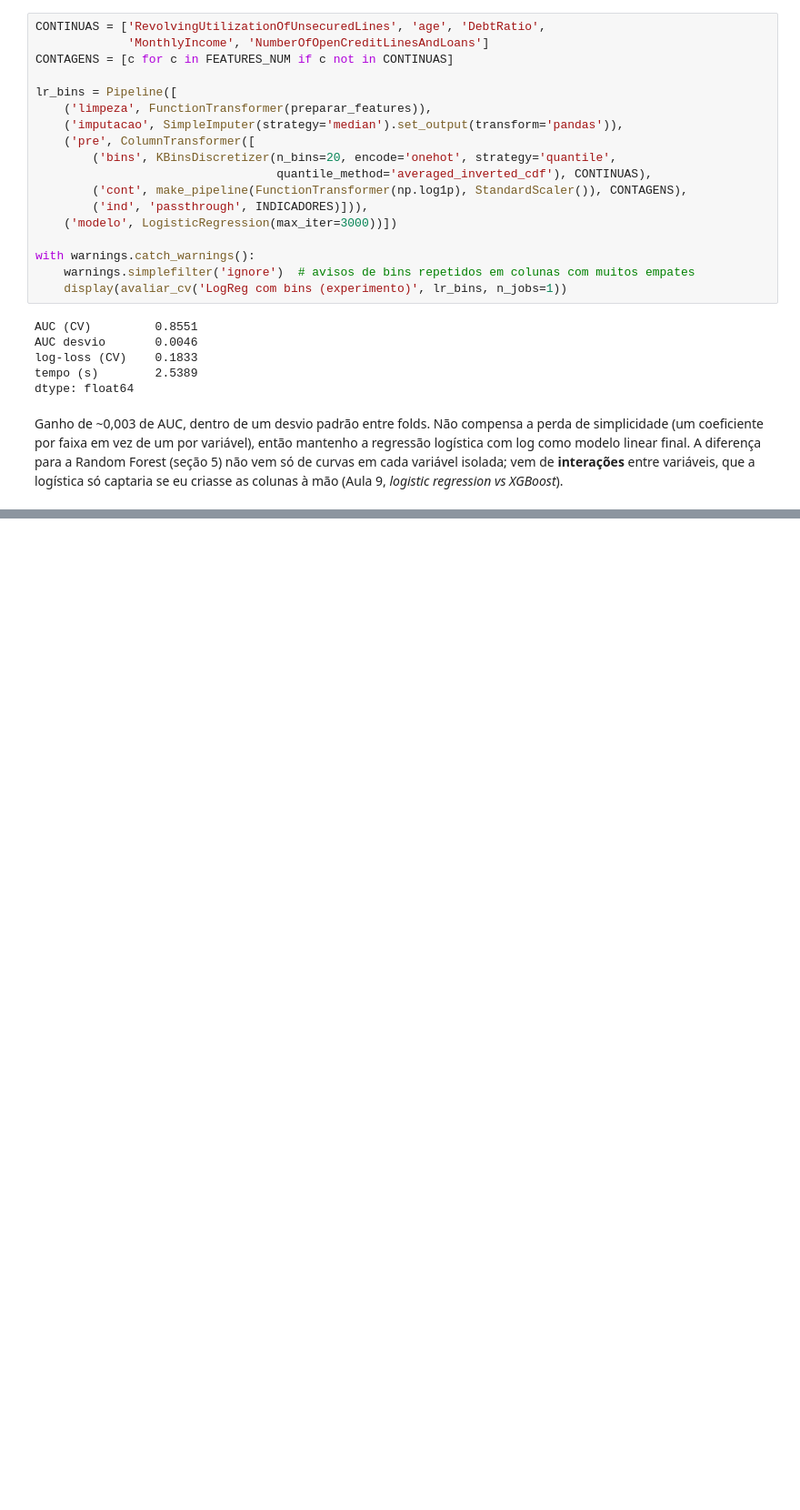
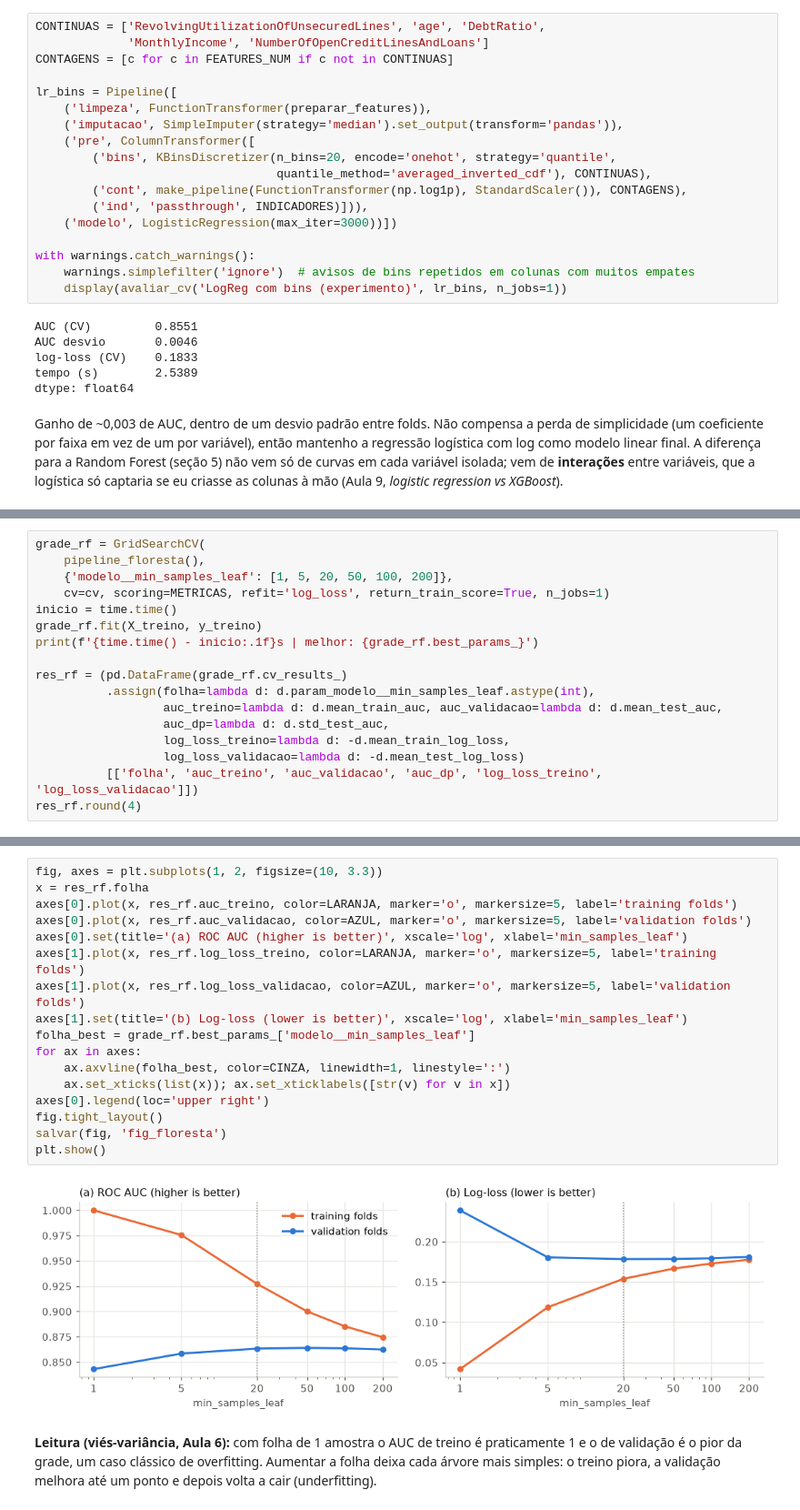
Before and after one commit to LeoDiasTrindade/good-and-bad-payers, a Jupyter notebook: notebooks/02_modelagem.ipynb, the cells around one changed output, grey strips where cells are left out. Shown at 91% size. Saved outputs shown, nothing was run; the diff lists cells and outputs as text; blank space fills up the shorter version.

```diff
--- a/notebooks/02_modelagem.ipynb
+++ b/notebooks/02_modelagem.ipynb
@@ -365,0 +372,17 @@ Ganho de ~0,003 de AUC, dentro de um desvio padrão entre folds. Não compensa a
+# %%
+grade_rf = GridSearchCV(
+    pipeline_floresta(),
+    {'modelo__min_samples_leaf': [1, 5, 20, 50, 100, 200]},
+    cv=cv, scoring=METRICAS, refit='log_loss', return_train_score=True, n_jobs=1)
+inicio = time.time()
+grade_rf.fit(X_treino, y_treino)
+print(f'{time.time() - inicio:.1f}s | melhor: {grade_rf.best_params_}')
+
+res_rf = (pd.DataFrame(grade_rf.cv_results_)
+          .assign(folha=lambda d: d.param_modelo__min_samples_leaf.astype(int),
+                  auc_treino=lambda d: d.mean_train_auc, auc_validacao=lambda d: d.mean_test_auc,
+                  auc_dp=lambda d: d.std_test_auc,
+                  log_loss_treino=lambda d: -d.mean_train_log_loss,
+                  log_loss_validacao=lambda d: -d.mean_test_log_loss)
+          [['folha', 'auc_treino', 'auc_validacao', 'auc_dp', 'log_loss_treino', 'log_loss_validacao']])
+res_rf.round(4)
@@ -365,0 +398,21 @@ Ganho de ~0,003 de AUC, dentro de um desvio padrão entre folds. Não compensa a
+# %%
+fig, axes = plt.subplots(1, 2, figsize=(10, 3.3))
+x = res_rf.folha
+axes[0].plot(x, res_rf.auc_treino, color=LARANJA, marker='o', markersize=5, label='training folds')
+axes[0].plot(x, res_rf.auc_validacao, color=AZUL, marker='o', markersize=5, label='validation folds')
+axes[0].set(title='(a) ROC AUC (higher is better)', xscale='log', xlabel='min_samples_leaf')
+axes[1].plot(x, res_rf.log_loss_treino, color=LARANJA, marker='o', markersize=5, label='training folds')
+axes[1].plot(x, res_rf.log_loss_validacao, color=AZUL, marker='o', markersize=5, label='validation folds')
+axes[1].set(title='(b) Log-loss (lower is better)', xscale='log', xlabel='min_samples_leaf')
+folha_best = grade_rf.best_params_['modelo__min_samples_leaf']
+for ax in axes:
+    ax.axvline(folha_best, color=CINZA, linewidth=1, linestyle=':')
+    ax.set_xticks(list(x)); ax.set_xticklabels([str(v) for v in x])
+axes[0].legend(loc='upper right')
+fig.tight_layout()
+salvar(fig, 'fig_floresta')
+plt.show()
+# %% [output]
+[figure, added]
+# %% [markdown]
+**Leitura (viés-variância, Aula 6):** com folha de 1 amostra o AUC de treino é praticamente 1 e o de validação é o pior da grade, um caso clássico de overfitting. Aumentar a folha deixa cada árvore mais simples: o treino piora, a validação melhora até um ponto e depois volta a cair (underfitting).
```
Also changed, not shown: parts of 17 cells of this notebook, 1 other file.
